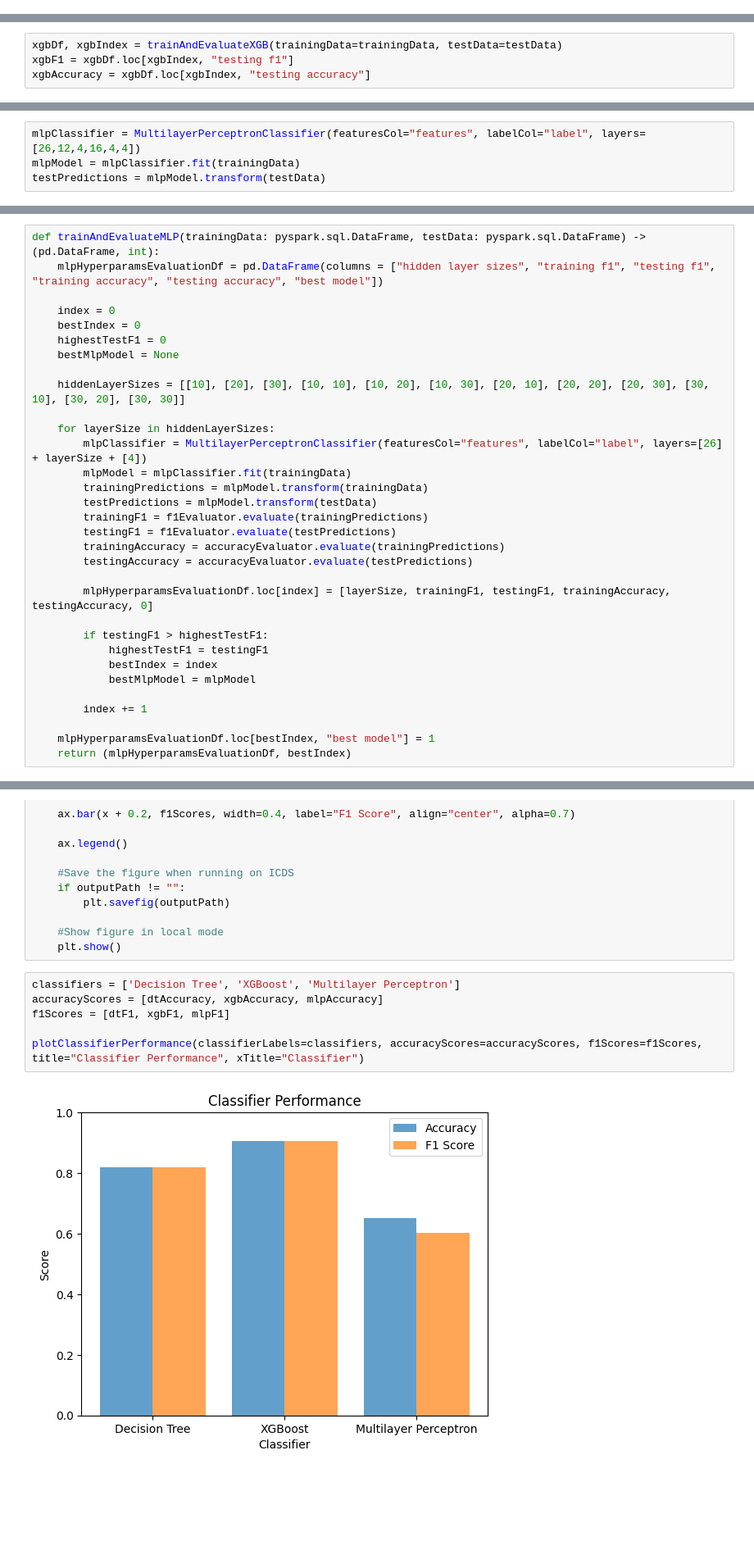
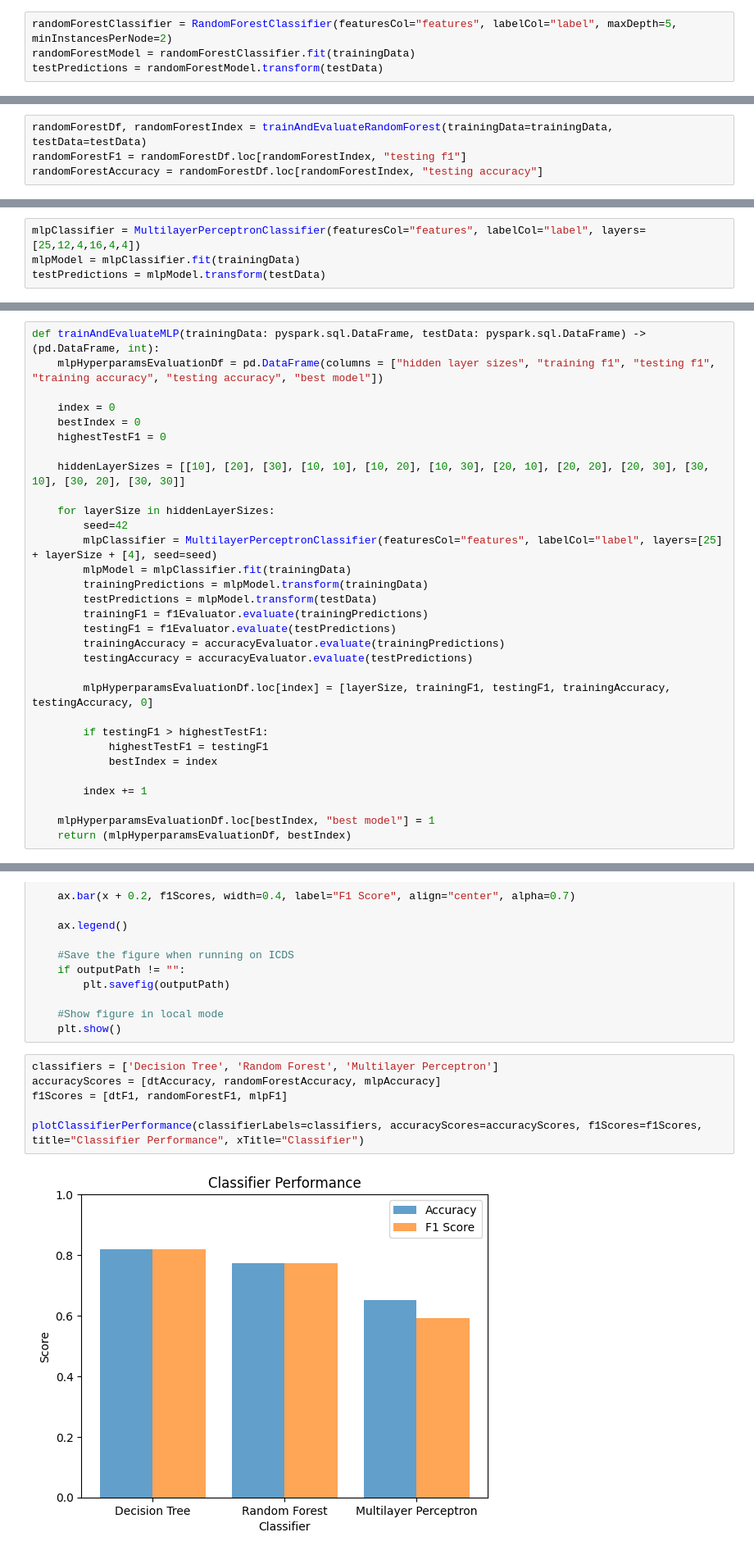
Before and after one commit to salvatorie/ds410-crashlytics, a Jupyter notebook: crashlytics.ipynb, the cells around one changed output, grey strips where cells are left out. Shown at 82% size. Cells and saved outputs as stored; diff of their text form; blank space fills up the shorter version.

```diff
--- a/crashlytics.ipynb
+++ b/crashlytics.ipynb
@@ -402,3 +374,7 @@ testPredictions = xgbModel.transform(testData)
+# %%
+randomForestClassifier = RandomForestClassifier(featuresCol="features", labelCol="label", maxDepth=5, minInstancesPerNode=2)
+randomForestModel = randomForestClassifier.fit(trainingData)
+testPredictions = randomForestModel.transform(testData)
 # %%
 accuracy = accuracyEvaluator.evaluate(testPredictions)
 print(f"Accuracy: {accuracy}")
@@ -450,4 +420,4 @@ def trainAndEvaluateXGB(trainingData: pyspark.sql.DataFrame, testData: pyspark.s
 # %%
-xgbDf, xgbIndex = trainAndEvaluateXGB(trainingData=trainingData, testData=testData)
-xgbF1 = xgbDf.loc[xgbIndex, "testing f1"]
-xgbAccuracy = xgbDf.loc[xgbIndex, "testing accuracy"]
+randomForestDf, randomForestIndex = trainAndEvaluateRandomForest(trainingData=trainingData, testData=testData)
+randomForestF1 = randomForestDf.loc[randomForestIndex, "testing f1"]
+randomForestAccuracy = randomForestDf.loc[randomForestIndex, "testing accuracy"]
@@ -492,7 +443,7 @@ Neural Networks are generally outperformed by tree-based methods such as decisio
 # %% [markdown]
 First we create an MLP Classifier with arbitrary hidden layer sizes. The input layer must have 25 nodes to ingest all 25 features of our dataset and the output layer must have 4 nodes for each of the 4 severity classes. The hyperparameter we will be tuning here is the hidden layer sizes i.e. the layers of nodes between the input and output layers.
 # %%
-mlpClassifier = MultilayerPerceptronClassifier(featuresCol="features", labelCol="label", layers=[26,12,4,16,4,4])
+mlpClassifier = MultilayerPerceptronClassifier(featuresCol="features", labelCol="label", layers=[25,12,4,16,4,4])
 mlpModel = mlpClassifier.fit(trainingData)
 testPredictions = mlpModel.transform(testData)
 # %%
@@ -511,12 +462,12 @@ def trainAndEvaluateMLP(trainingData: pyspark.sql.DataFrame, testData: pyspark.s
     index = 0
     bestIndex = 0
     highestTestF1 = 0
-    bestMlpModel = None
 
     hiddenLayerSizes = [[10], [20], [30], [10, 10], [10, 20], [10, 30], [20, 10], [20, 20], [20, 30], [30, 10], [30, 20], [30, 30]]
 
     for layerSize in hiddenLayerSizes:
-        mlpClassifier = MultilayerPerceptronClassifier(featuresCol="features", labelCol="label", layers=[26] + layerSize + [4])
+        seed=42
+        mlpClassifier = MultilayerPerceptronClassifier(featuresCol="features", labelCol="label", layers=[25] + layerSize + [4], seed=seed)
         mlpModel = mlpClassifier.fit(trainingData)
         trainingPredictions = mlpModel.transform(trainingData)
         testPredictions = mlpModel.transform(testData)
@@ -530,7 +481,6 @@ def trainAndEvaluateMLP(trainingData: pyspark.sql.DataFrame, testData: pyspark.s
         if testingF1 > highestTestF1:
             highestTestF1 = testingF1
             bestIndex = index
-            bestMlpModel = mlpModel
 
         index += 1
 
@@ -585,13 +537,13 @@ def plotClassifierPerformance(classifierLabels: list[str], accuracyScores: list[
     #Show figure in local mode
     plt.show()
 # %%
-classifiers = ['Decision Tree', 'XGBoost', 'Multilayer Perceptron']
-accuracyScores = [dtAccuracy, xgbAccuracy, mlpAccuracy]
-f1Scores = [dtF1, xgbF1, mlpF1]
+classifiers = ['Decision Tree', 'Random Forest', 'Multilayer Perceptron']
+accuracyScores = [dtAccuracy, randomForestAccuracy, mlpAccuracy]
+f1Scores = [dtF1, randomForestF1, mlpF1]
 
 plotClassifierPerformance(classifierLabels=classifiers, accuracyScores=accuracyScores, f1Scores=f1Scores, title="Classifier Performance", xTitle="Classifier")
 # %% [output]
-[figure, old version]
+[figure, new version]
 # %% [markdown]
 ---
 ---
```
Also changed, not shown: parts of 45 cells of this notebook, 18 other files.
